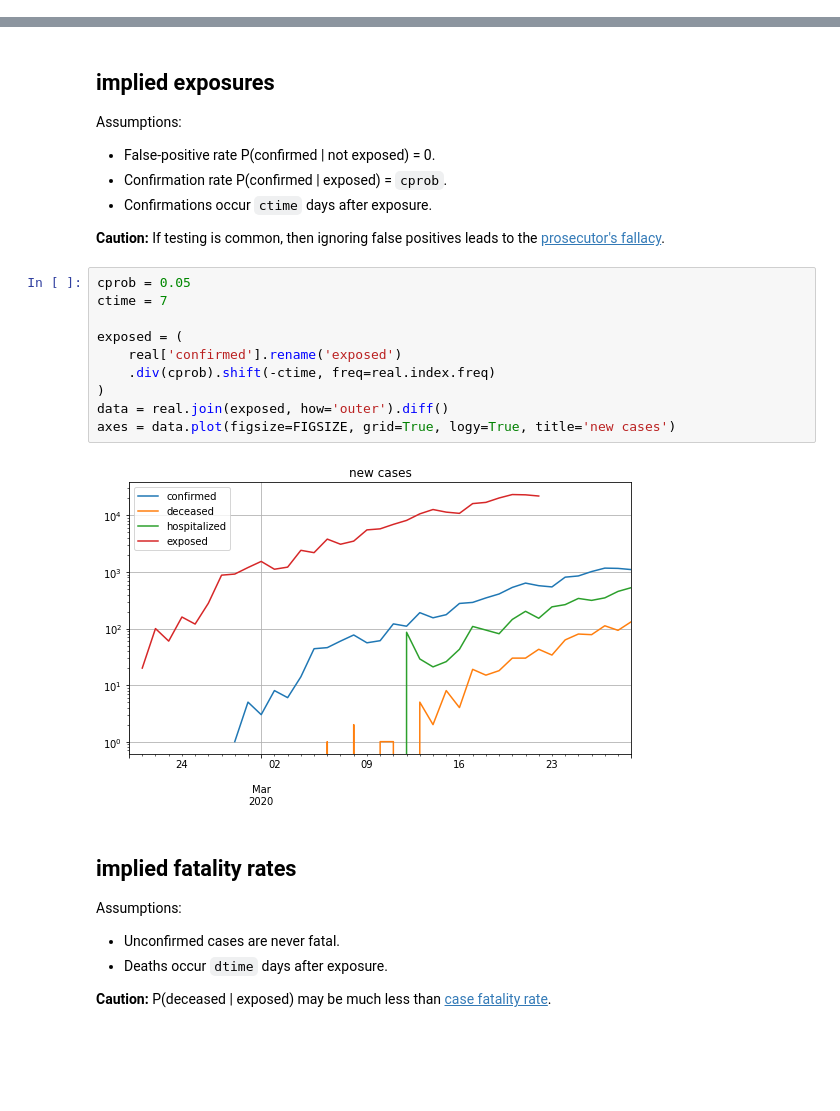
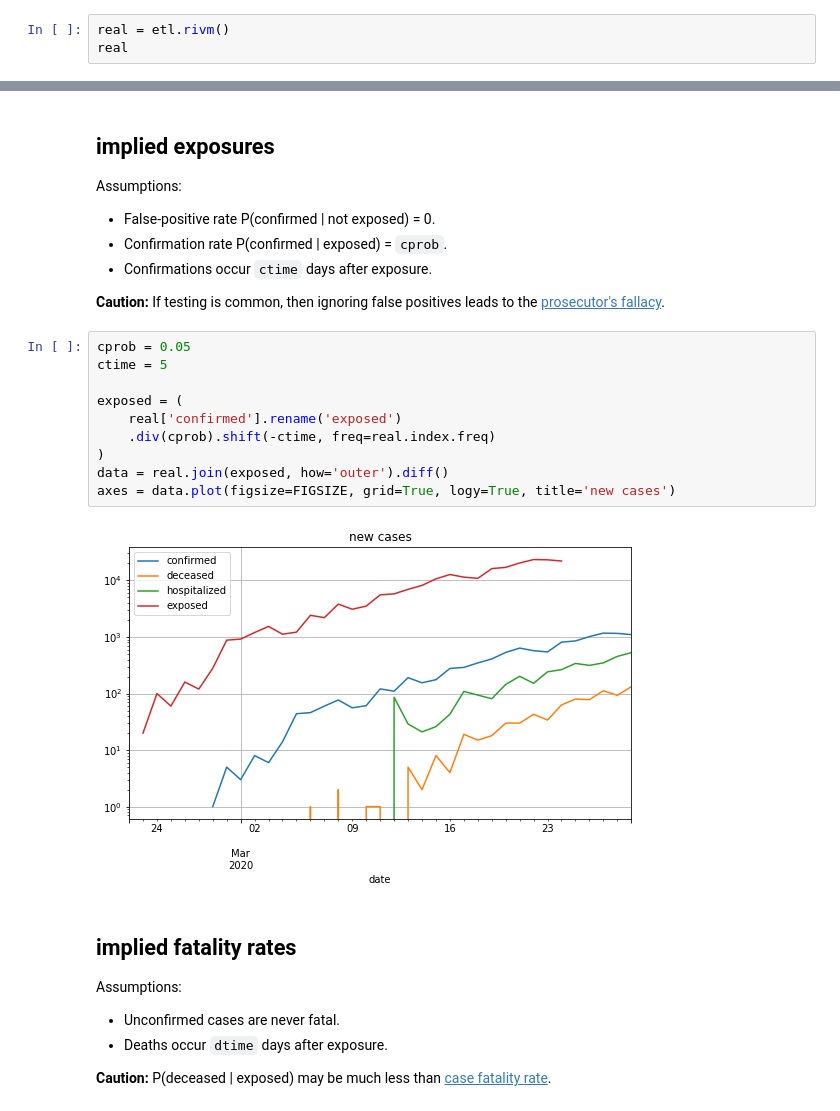
Before and after one commit to samkennerly/covid19, a Jupyter notebook: books/implied.ipynb, the cells around one changed output, grey strips where cells are left out. Drawn from its saved outputs; the diff is of its cells as text; blank space fills up the shorter version.

```diff
--- a/books/implied.ipynb
+++ b/books/implied.ipynb
@@ -47,0 +23,3 @@ real[::5]
+# %%
+real = etl.rivm()
+real
@@ -59,16 +56,16 @@ Assumptions:
 [prosecutor's fallacy]: https://en.wikipedia.org/wiki/Prosecutor's_fallacy
 # %%
 cprob = 0.05
-ctime = 7
+ctime = 5
 
 exposed = (
     real['confirmed'].rename('exposed')
     .div(cprob).shift(-ctime, freq=real.index.freq)
 )
 data = real.join(exposed, how='outer').diff()
 axes = data.plot(figsize=FIGSIZE, grid=True, logy=True, title='new cases')
 # %% [output]
-[figure, old version]
+[figure, new version]
 # %% [markdown]
 ## implied fatality rates
 
```
Also changed, not shown: parts of 6 cells of this notebook, 1 other file.
